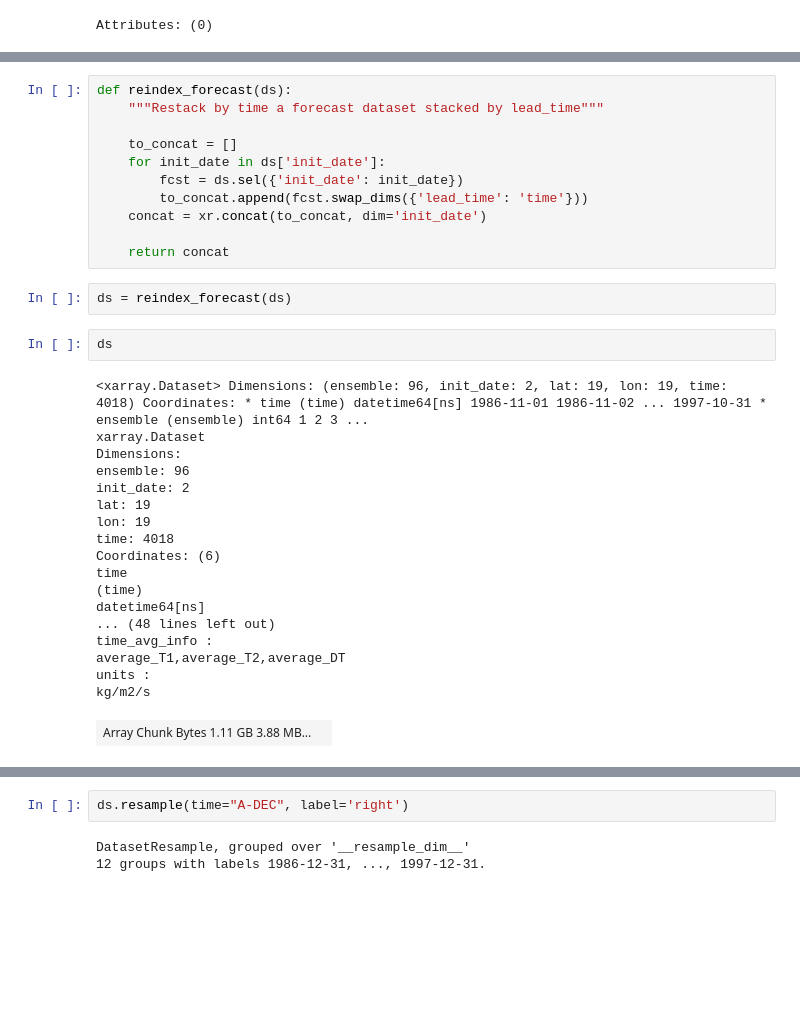
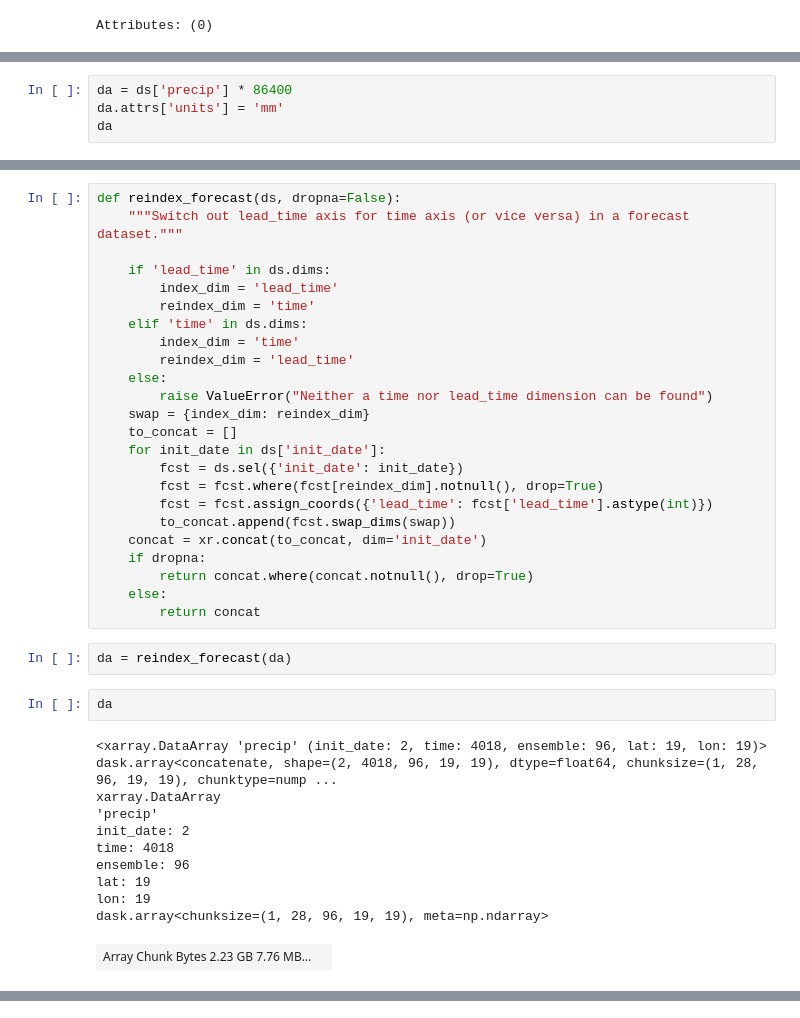
Before and after one commit to AusClimateService/unseen, a Jupyter notebook: bias_correction.ipynb, the cells around one changed output, grey strips where cells are left out. Cells and saved outputs as stored; diff of their text form; blank space fills up the shorter version.

```diff
--- a/bias_correction.ipynb
+++ b/bias_correction.ipynb
@@ -46,0 +48,4 @@ Attributes: (0)
+# %%
+da = ds['precip'] * 86400
+da.attrs['units'] = 'mm'
+da
@@ -47,34 +84,39 @@ Attributes: (0)
 # %%
-def reindex_forecast(ds):
-    """Restack by time a forecast dataset stacked by lead_time"""
+def reindex_forecast(ds, dropna=False):
+    """Switch out lead_time axis for time axis (or vice versa) in a forecast dataset."""
 
+    if 'lead_time' in ds.dims:
+        index_dim = 'lead_time'
+        reindex_dim = 'time'
+    elif 'time' in ds.dims:
+        index_dim = 'time'
+        reindex_dim = 'lead_time'
+    else:
+        raise ValueError("Neither a time nor lead_time dimension can be found")
+    swap = {index_dim: reindex_dim}
     to_concat = []
     for init_date in ds['init_date']:
         fcst = ds.sel({'init_date': init_date})
-        to_concat.append(fcst.swap_dims({'lead_time': 'time'}))
+        fcst = fcst.where(fcst[reindex_dim].notnull(), drop=True)
+        fcst = fcst.assign_coords({'lead_time': fcst['lead_time'].astype(int)})
+        to_concat.append(fcst.swap_dims(swap))
     concat = xr.concat(to_concat, dim='init_date')
-
-    return concat
+    if dropna:
+        return concat.where(concat.notnull(), drop=True)
+    else:
+        return concat
 # %%
-ds = reindex_forecast(ds)
+da = reindex_forecast(da)
 # %%
-ds
+da
 # %% [output]
-<xarray.Dataset> Dimensions: (ensemble: 96, init_date: 2, lat: 19, lon: 19, time: 4018) Coordinates: * time (time) datetime64[ns] 1986-11-01 1986-11-02 ... 1997-10-31 * ensemble (ensemble) int64 1 2 3 ...
-xarray.Dataset
-Dimensions:
+<xarray.DataArray 'precip' (init_date: 2, time: 4018, ensemble: 96, lat: 19, lon: 19)> dask.array<concatenate, shape=(2, 4018, 96, 19, 19), dtype=float64, chunksize=(1, 28, 96, 19, 19), chunktype=nump ...
+xarray.DataArray
+'precip'
+init_date: 2
+time: 4018
 ensemble: 96
-init_date: 2
 lat: 19
 lon: 19
-time: 4018
-Coordinates: (6)
-time
-(time)
-datetime64[ns]
-... (48 lines left out)
-time_avg_info :
-average_T1,average_T2,average_DT
-units :
-kg/m2/s
+dask.array<chunksize=(1, 28, 96, 19, 19), meta=np.ndarray>
-| Array Chunk Bytes 1.11 GB 3.88 MB... |  |
+| Array Chunk Bytes 2.23 GB 7.76 MB... |  |
@@ -82,5 +139,0 @@ Attributes: (0)
-# %%
-ds.resample(time="A-DEC", label='right')
-# %% [output]
-DatasetResample, grouped over '__resample_dim__'
-12 groups with labels 1986-12-31, ..., 1997-12-31.
```
Also changed, not shown: parts of 11 cells of this notebook.
